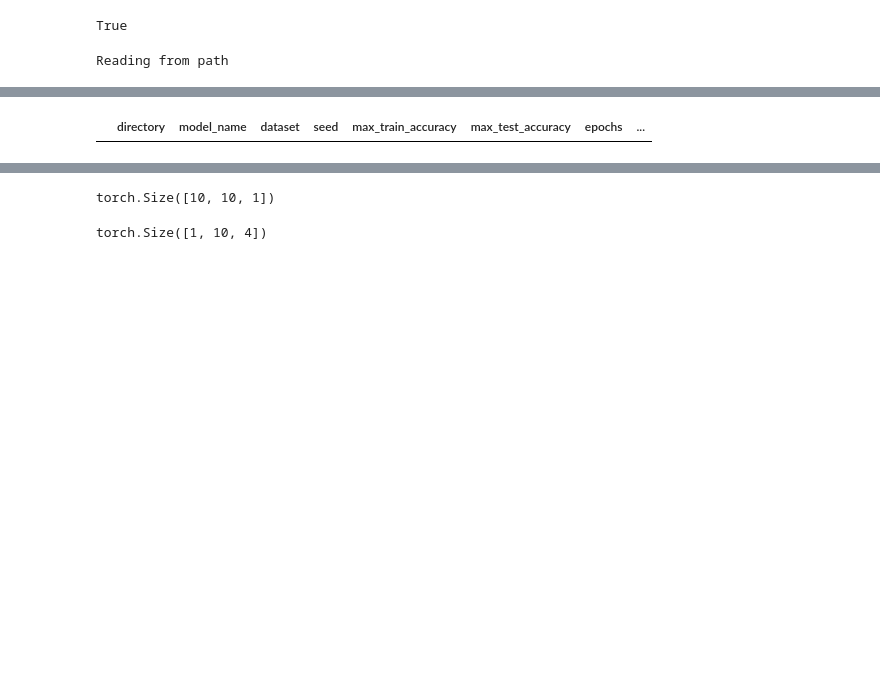
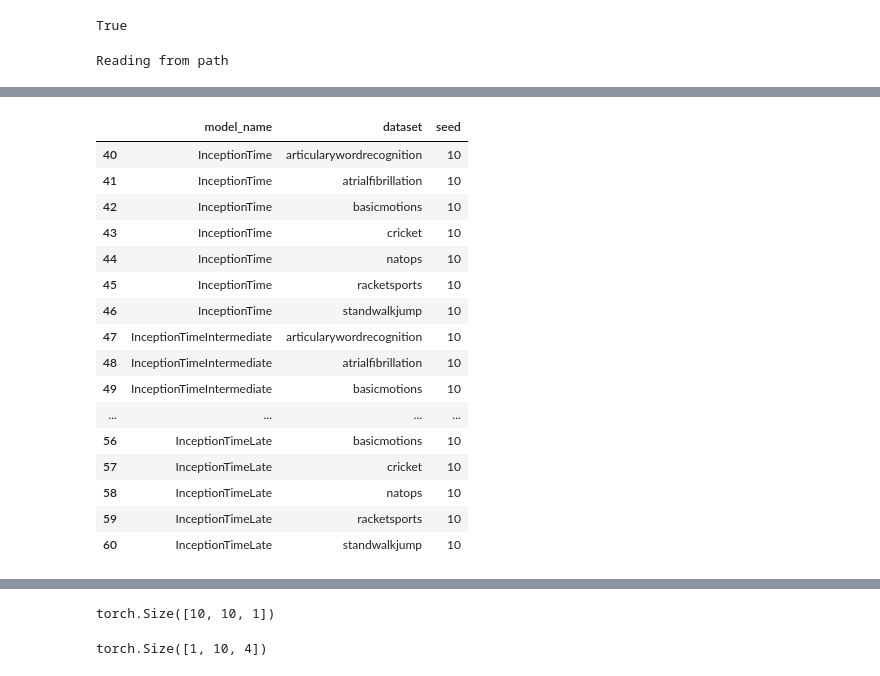
Before and after one commit to samuelthomaz7/multimodal_time_series_classification, a Jupyter notebook: test_notebook.ipynb, the cells around one changed output, grey strips where cells are left out. Saved outputs shown, nothing was run; the diff lists cells and outputs as text; code cells hidden in the pictures; blank space fills up the shorter version.

```diff
--- a/test_notebook.ipynb
+++ b/test_notebook.ipynb
@@ -38,7 +22,27 @@ complete_data
-# %%
-complete_data.query("model_name == 'InceptionTimeEnsemble'").head(70) #.query("dataset == 'eigenworms'")
-# %% [output]
-|  | directory | model_name | dataset | seed | max_train_accuracy | max_test_accuracy | epochs | ... |
+# %%
+max_exec = complete_data.groupby(['model_name', 'dataset']).agg({
+    'seed': max
+}).reset_index()
+
+max_exec.loc[max_exec.model_name.apply(lambda x: True if 'Inception' in x else False)]
+# %% [output]
+|  | model_name | dataset | seed |
+| 40 | InceptionTime | articularywordrecognition | 10 |
+| 41 | InceptionTime | atrialfibrillation | 10 |
+| 42 | InceptionTime | basicmotions | 10 |
+| 43 | InceptionTime | cricket | 10 |
+| 44 | InceptionTime | natops | 10 |
+| 45 | InceptionTime | racketsports | 10 |
+| 46 | InceptionTime | standwalkjump | 10 |
+| 47 | InceptionTimeIntermediate | articularywordrecognition | 10 |
+| 48 | InceptionTimeIntermediate | atrialfibrillation | 10 |
+| 49 | InceptionTimeIntermediate | basicmotions | 10 |
+| ... | ... | ... | ... |
+| 56 | InceptionTimeLate | basicmotions | 10 |
+| 57 | InceptionTimeLate | cricket | 10 |
+| 58 | InceptionTimeLate | natops | 10 |
+| 59 | InceptionTimeLate | racketsports | 10 |
+| 60 | InceptionTimeLate | standwalkjump | 10 |
 # %%
 agg_results_data = get_all_results(True)
 # %%
```
Also changed, not shown: parts of 13 cells of this notebook, 3 other files.
